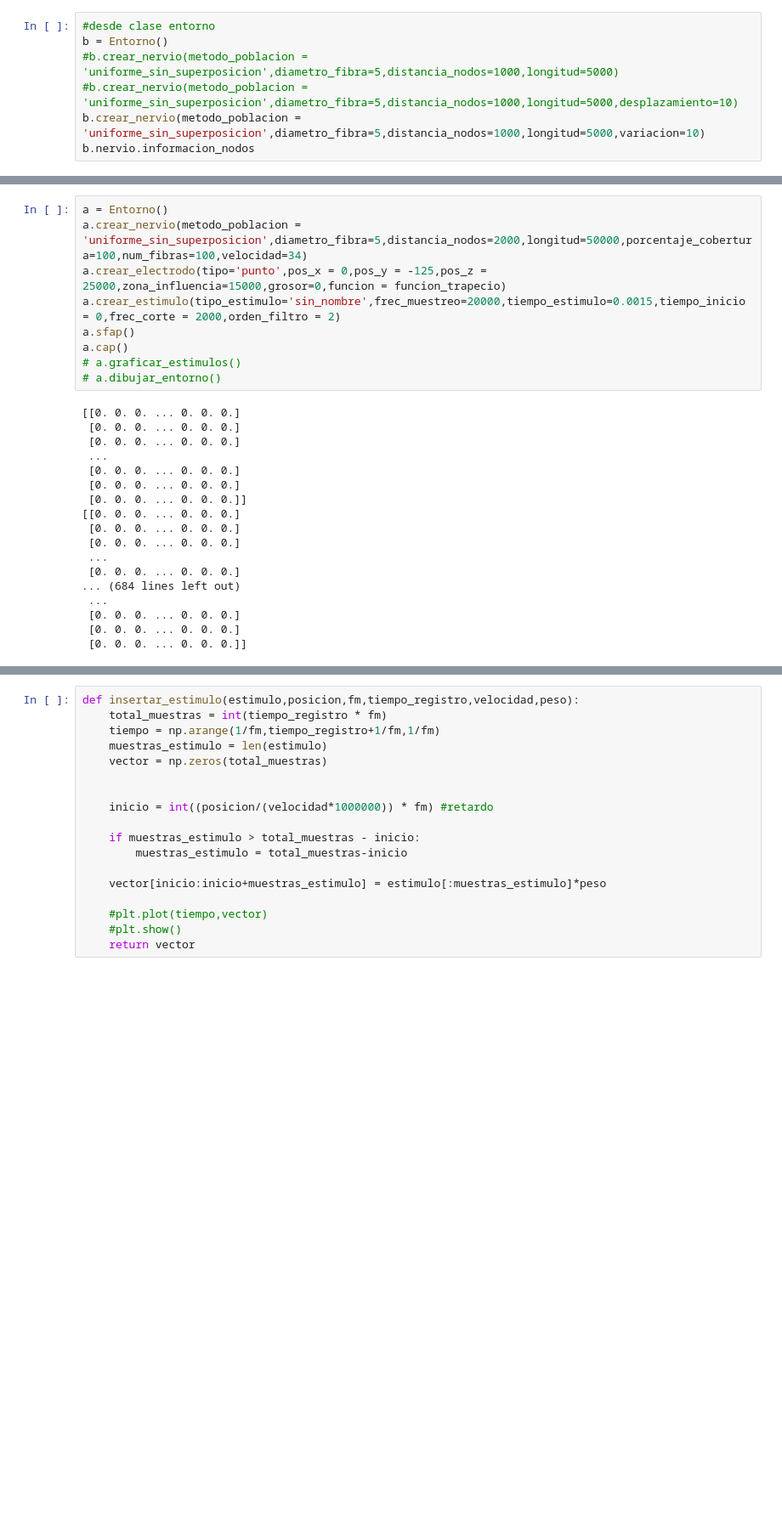
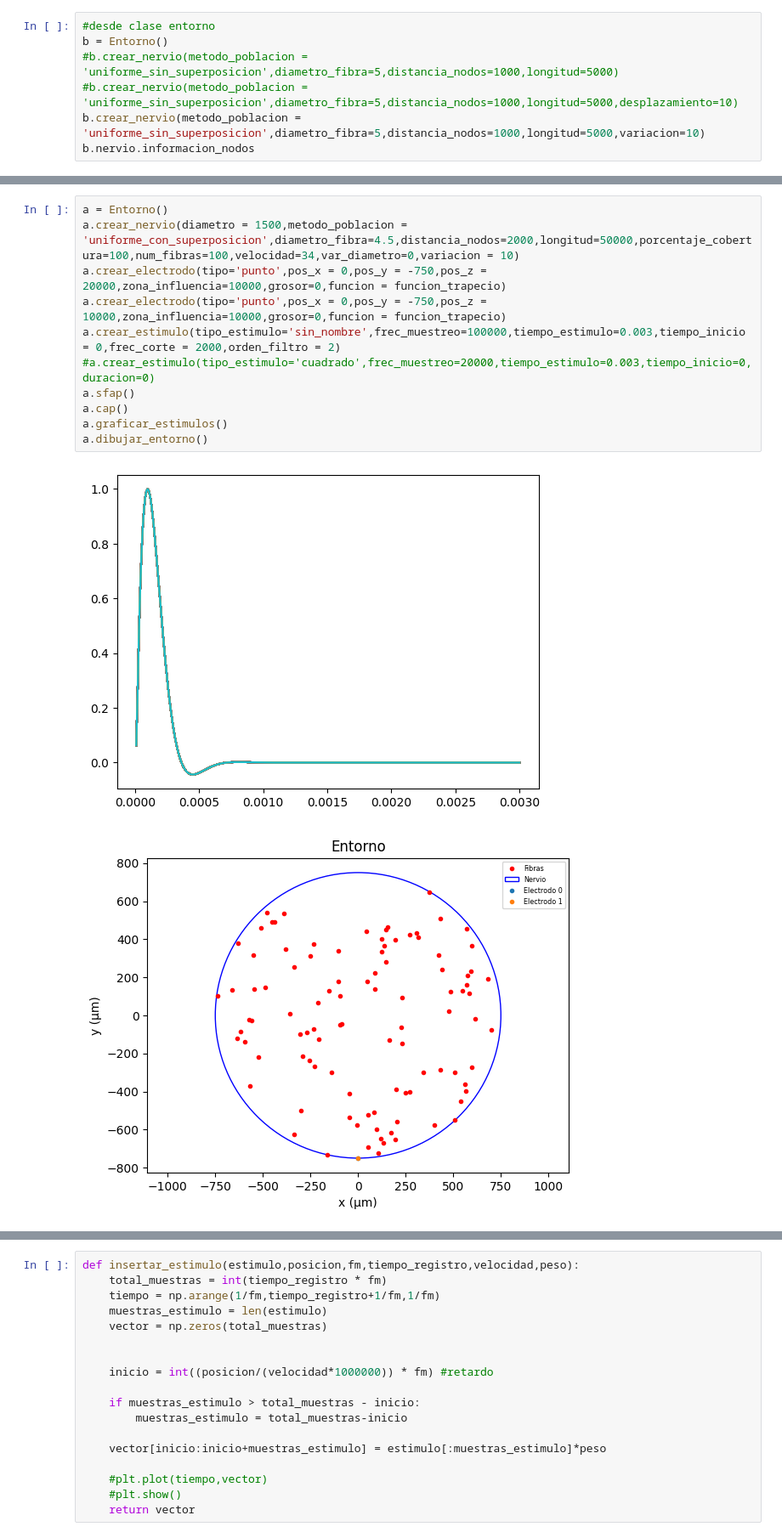
Before and after one commit to rmserra/proyecto-de-graduacion, a Jupyter notebook: modelo_poo.ipynb, the cells around one changed output, grey strips where cells are left out. Shown at 85% size. Cells and saved outputs as stored; diff of their text form; blank space fills up the shorter version.

```diff
--- a/modelo_poo.ipynb
+++ b/modelo_poo.ipynb
@@ -1225,27 +1294,14 @@ b.nervio.informacion_nodos
 # %%
 a = Entorno()
-a.crear_nervio(metodo_poblacion = 'uniforme_sin_superposicion',diametro_fibra=5,distancia_nodos=2000,longitud=50000,porcentaje_cobertura=100,num_fibras=100,velocidad=34)
-a.crear_electrodo(tipo='punto',pos_x = 0,pos_y = -125,pos_z = 25000,zona_influencia=15000,grosor=0,funcion = funcion_trapecio)
-a.crear_estimulo(tipo_estimulo='sin_nombre',frec_muestreo=20000,tiempo_estimulo=0.0015,tiempo_inicio = 0,frec_corte = 2000,orden_filtro = 2)
+a.crear_nervio(diametro = 1500,metodo_poblacion = 'uniforme_con_superposicion',diametro_fibra=4.5,distancia_nodos=2000,longitud=50000,porcentaje_cobertura=100,num_fibras=100,velocidad=34,var_diametro=0,variacion = 10)
+a.crear_electrodo(tipo='punto',pos_x = 0,pos_y = -750,pos_z = 20000,zona_influencia=10000,grosor=0,funcion = funcion_trapecio)
+a.crear_electrodo(tipo='punto',pos_x = 0,pos_y = -750,pos_z = 10000,zona_influencia=10000,grosor=0,funcion = funcion_trapecio)
+a.crear_estimulo(tipo_estimulo='sin_nombre',frec_muestreo=100000,tiempo_estimulo=0.003,tiempo_inicio = 0,frec_corte = 2000,orden_filtro = 2)
+#a.crear_estimulo(tipo_estimulo='cuadrado',frec_muestreo=20000,tiempo_estimulo=0.003,tiempo_inicio=0,duracion=0)
 a.sfap()
 a.cap()
-# a.graficar_estimulos()
-# a.dibujar_entorno()
+a.graficar_estimulos()
+a.dibujar_entorno()
 # %% [output]
-[[0. 0. 0. ... 0. 0. 0.]
- [0. 0. 0. ... 0. 0. 0.]
- [0. 0. 0. ... 0. 0. 0.]
- ...
- [0. 0. 0. ... 0. 0. 0.]
- [0. 0. 0. ... 0. 0. 0.]
- [0. 0. 0. ... 0. 0. 0.]]
-[[0. 0. 0. ... 0. 0. 0.]
- [0. 0. 0. ... 0. 0. 0.]
- [0. 0. 0. ... 0. 0. 0.]
- ...
- [0. 0. 0. ... 0. 0. 0.]
-... (684 lines left out)
- ...
- [0. 0. 0. ... 0. 0. 0.]
- [0. 0. 0. ... 0. 0. 0.]
- [0. 0. 0. ... 0. 0. 0.]]
+[figure, added]
+[figure, added]
```
Also changed, not shown: parts of 12 cells of this notebook, 1 other file.
